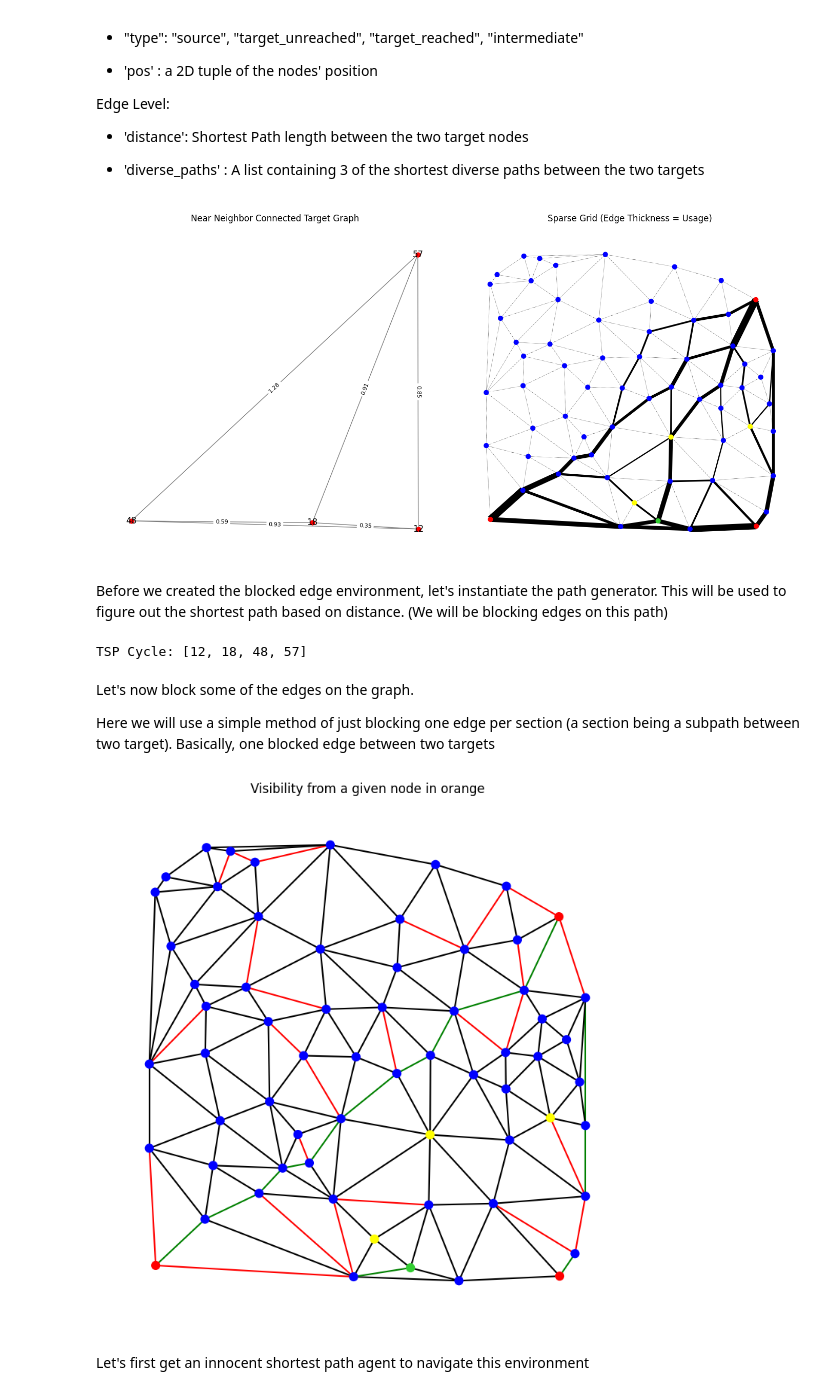
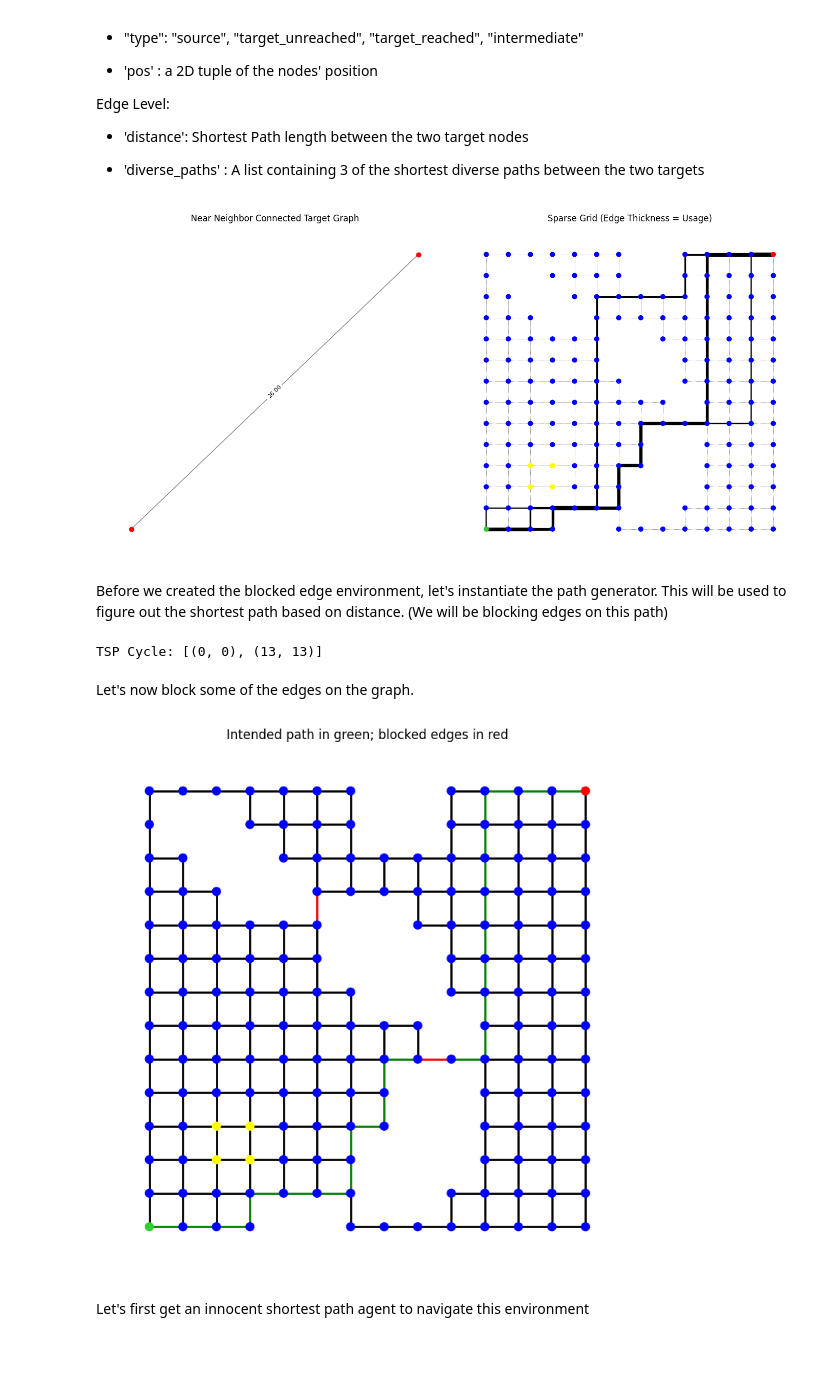
Before and after one commit to jongann-lee/Observability_mSTSP, a Jupyter notebook: single_agent_blocked.ipynb, the cells around one changed output. Cells and saved outputs as stored; diff of their text form; code cells hidden in the pictures; blank space fills up the shorter version.

```diff
--- a/single_agent_blocked.ipynb
+++ b/single_agent_blocked.ipynb
@@ -36,9 +39,20 @@ Edge Level:
 
 - "blocked" : a boolean denoting the blockage of an edge
 # %%
-num_nodes = 64
-env_graph = create_delaunay_graph(64, target_ratio = 4/64, seed = 87)
-_ = two_hop_visibility(env_graph, num_extended_nodes=3, node_list=list([5, 41, 47]))
+# We will remove three blobs
+blob1 = [(1,12), (2,12), (2,11), (3,11), (3,10), (4,10)]
+blob2 = [(6,8), (7,7), (6,9), (7,8), (8,7), (8,8), (7,9), (9,6)]
+blob3 = [(7,1), (7,2), (8,1), (8,2), (8,3), (8,4), (9,2), (9,3), (9,4)]
+blob4 = [(7,12), (8,12), (7,13), (8,13)]
+blob5 = [(4,0), (5,0)]
+sef_of_blobs = blob1 + blob2 + blob3 + blob4 + blob5
+
+# We also define the hill nodes
+hill_nodes = [(2,2), (2,3), (3,2), (3,3)]
+
+
+env_graph = create_occupancy_grid(m=14, n=14, nodes_to_remove=sef_of_blobs)
+env_graph = hill_visibility(env_graph, hill_nodes)
 target_graph = create_fully_connected_target_graph(env_graph)
 # %% [markdown]
 Let's first visualize the environment graph
@@ -116,9 +134,6 @@ Edge Level:
 
 # Get positions from node attributes
 pos = nx.get_node_attributes(env_graph, 'pos')
-
-extended_nodes = [node for node in env_graph.nodes()
-                  if env_graph.nodes[node].get('has_extended_visibility', True)]
 
 color_map = []
 for node, data in env_graph.nodes(data=True):
@@ -163,7 +178,7 @@ nx.draw(
     pos=pos,
     ax=axes[0],  # Draw on the left subplot
     node_color="red",
-    with_labels=True,
+    with_labels=False,
     node_size=40,
     width=1.0,
     edge_color='grey'
@@ -193,7 +208,7 @@ nx.draw(
 plt.tight_layout()
 plt.show()
 # %% [output]
-[figure, old version]
+[figure, new version]
 # %% [markdown]
 Before we created the blocked edge environment, let's instantiate the path generator. This will be used to figure out the shortest path based on distance. (We will be blocking edges on this path)
 # %%
@@ -212,21 +227,21 @@ for i in range(len(hamiltonian_target_path) - 1):
         shortest_path.extend(section_path[1:])
     else:
         shortest_path.extend(section_path)
+
+
+# If we want to make list of edges to block instead
+edges_to_block = [
+    ((8,5), (9,5)),
+    ((5,9), (5,10))
+]
 # %% [output]
-TSP Cycle: [12, 18, 48, 57]
+TSP Cycle: [(0, 0), (13, 13)]
 # %% [markdown]
 Let's now block some of the edges on the graph.
-
-Here we will use a simple method of just blocking one edge per section (a section being a subpath between two target). Basically, one blocked edge between two targets
 # %%
 # This will serve as the real environment (env_graph now a ideal map for planning purposes)
-# blocked_env_graph = block_edge_on_path(env_graph, shortest_path, block_per_section=3)
-blocked_env_graph = block_edges_maintain_connectivity(env_graph, block_ratio=0.15)
+blocked_env_graph = block_specific_edges(env_graph, edges_to_block=edges_to_block)
 
-extended_nodes = [node for node in blocked_env_graph.nodes()
-                  if blocked_env_graph.nodes[node].get('has_extended_visibility', True)]
-non_extended_nodes = [node for node in blocked_env_graph.nodes()
-                  if blocked_env_graph.nodes[node].get('has_extended_visibility', False)]
 
 blocked_edges = [edge for edge in blocked_env_graph.edges()
                  if blocked_env_graph.edges[edge].get('blocked', True)]
@@ -248,36 +263,36 @@ for node, data in env_graph.nodes(data=True):
         color_map.append("yellow")
     else:
         color_map.append("blue")
 
 edge_color = []
 for u, v, data in env_graph.edges(data=True):
     edge_tuple = tuple(sorted((u, v)))
     if edge_tuple in blocked_edges:
         # Style for blocked edges: orange
         edge_color.append('red')
     elif edge_tuple in shortest_path_edges:
         # Style for edges on the shortest path but unblocked: green
         edge_color.append('green')
     else:
         # Style for unblocked edges: black
         edge_color.append('black')
 
 # Draw the graph with updated styles
 plt.figure(figsize=(7, 7))
 nx.draw(
     env_graph,
     pos=pos,
     node_color=color_map,
     with_labels=False,
     node_size=60,
-    width=1.5,
+    width=2.0,
     edge_color=edge_color
 )
 
-plt.title("Visibility from a given node in orange")
+plt.title("Intended path in green; blocked edges in red")
 plt.show()
 # %% [output]
-[figure, old version]
+[figure, new version]
 # %% [markdown]
 Let's first get an innocent shortest path agent to navigate this environment
 # %%
```
Also changed, not shown: parts of 15 cells of this notebook, 9 other files.
